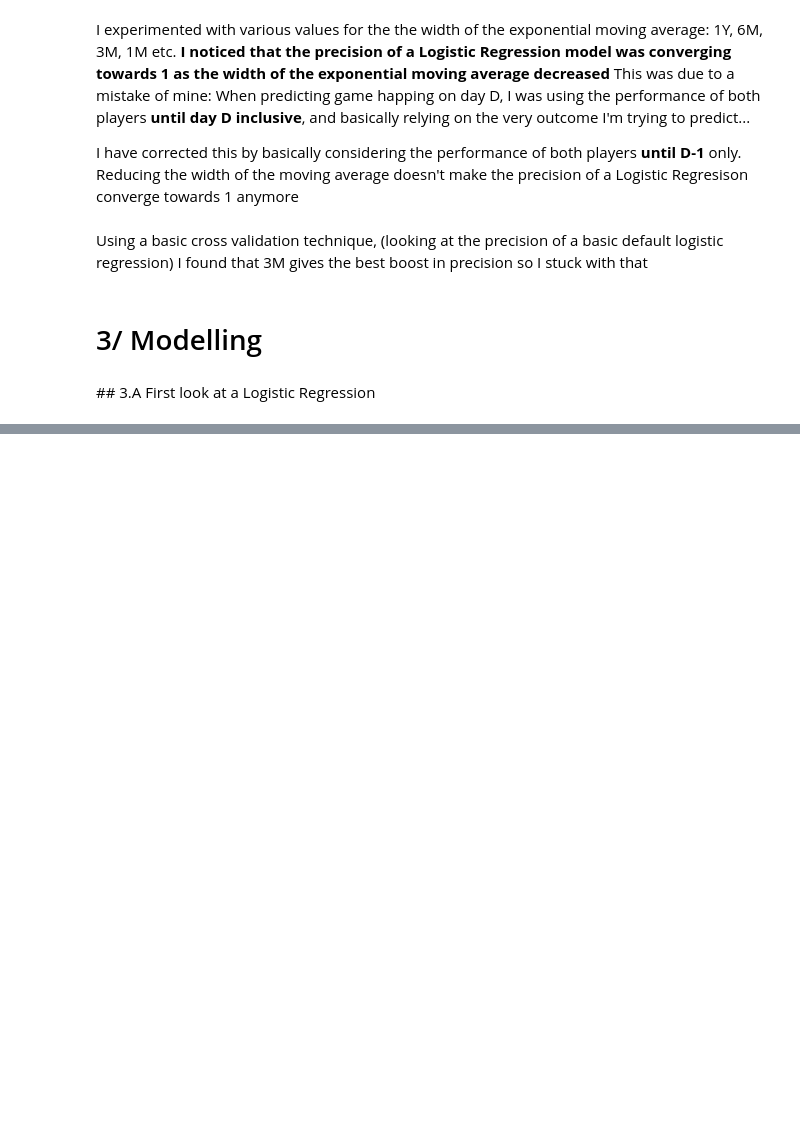
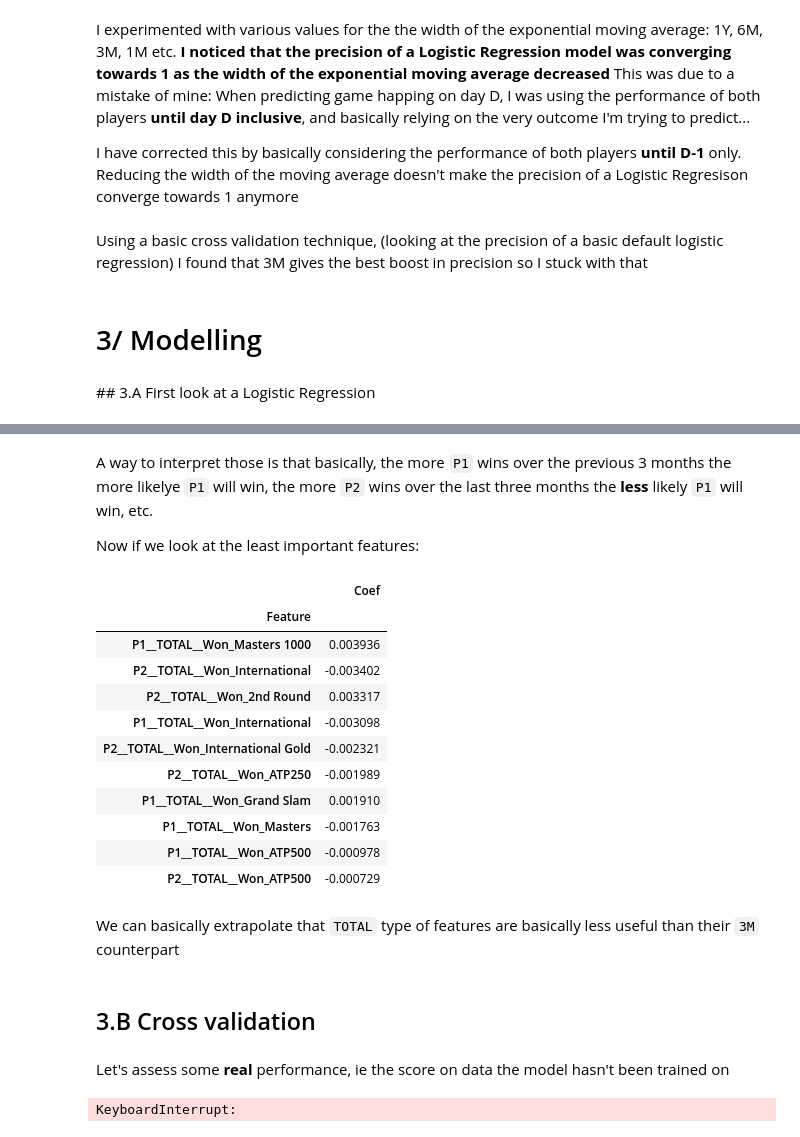
Before and after one commit to Vinh-CHUC/general-assembly-data-science-project, a Jupyter notebook: deliverables/4-Modelling/Modelling.ipynb, the cells around one changed output, grey strips where cells are left out. Cells and saved outputs as stored; diff of their text form; code cells hidden in the pictures; blank space fills up the shorter version.

```diff
--- a/deliverables/4-Modelling/Modelling.ipynb
+++ b/deliverables/4-Modelling/Modelling.ipynb
@@ -166,0 +148,36 @@ P2_col_coefs.head(20)
+# %% [markdown]
+A way to interpret those is that basically, the more `P1` wins over the previous 3 months the more likelye `P1` will win, the more `P2` wins over the last three months the **less** likely `P1` will win, etc.
+
+Now if we look at the least important features:
+# %%
+feature_coefs.tail(10)
+# %% [output]
+|  | Coef |
+| Feature |  |
+| P1__TOTAL__Won_Masters 1000 | 0.003936 |
+| P2__TOTAL__Won_International | -0.003402 |
+| P2__TOTAL__Won_2nd Round | 0.003317 |
+| P1__TOTAL__Won_International | -0.003098 |
+| P2__TOTAL__Won_International Gold | -0.002321 |
+| P2__TOTAL__Won_ATP250 | -0.001989 |
+| P1__TOTAL__Won_Grand Slam | 0.001910 |
+| P1__TOTAL__Won_Masters | -0.001763 |
+| P1__TOTAL__Won_ATP500 | -0.000978 |
+| P2__TOTAL__Won_ATP500 | -0.000729 |
+# %% [markdown]
+We can basically extrapolate that `TOTAL` type of features are basically less useful than their `3M` counterpart
+# %% [markdown]
+## 3.B Cross validation
+# %% [markdown]
+Let's assess some **real** performance, ie the score on data the model hasn't been trained on
+# %%
+FOLDS_NB = 10
+scores = []
+
+from sklearn.model_selection import KFold
+kf = KFold(n_splits=FOLDS_NB, shuffle=True)
+for train, test in kf.split(X):
+    lr.fit(X.iloc[train], Y.iloc[train])
+    scores.append(lr.score(X.iloc[test], Y.iloc[test]))
+# %% [output]
+KeyboardInterrupt:
```
Also changed, not shown: parts of 10 cells of this notebook, 2 other files.
